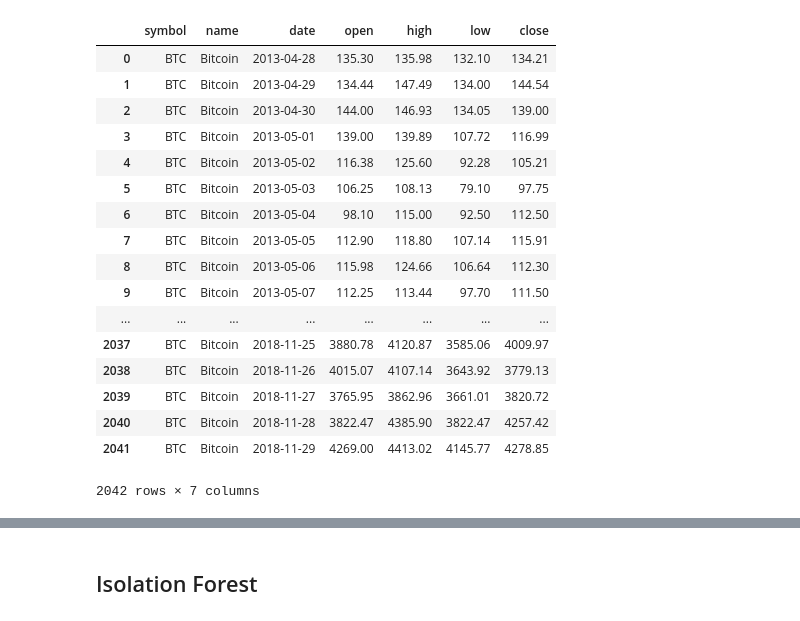
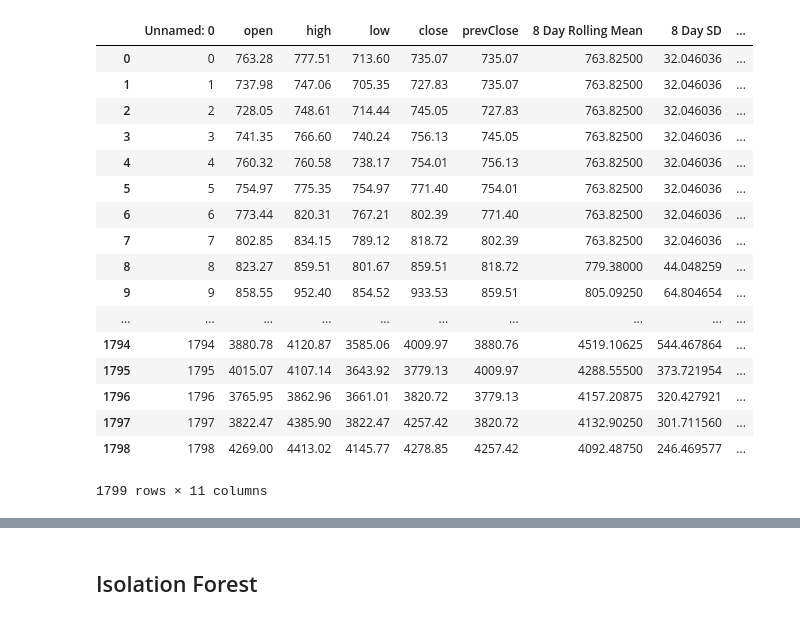
Before and after one commit to anish-saha/EventDetection-Paradigm01, a Jupyter notebook: Isolation Forest.ipynb, the cells around one changed output, grey strips where cells are left out. Cells and saved outputs as stored; diff of their text form; code cells hidden in the pictures.

```diff
--- a/Isolation Forest.ipynb
+++ b/Isolation Forest.ipynb
@@ -16,29 +16,28 @@ plt.style.use('fivethirtyeight')
 %config InlineBackend.figure_format = 'retina'
 %matplotlib inline
 # %%
-crypto = pd.read_csv('./crypto-markets.csv')
-btc = crypto.loc[crypto['name'] == 'Bitcoin']
-btc = btc.drop(['slug', 'market', 'ranknow', 'volume', 'close_ratio', 'spread'], axis = 1)
+btc = pd.read_csv('./baseline_def_kaggle.csv')
+btc = btc.drop(['market', 'volume', 'close_ratio', 'spread'], axis = 1)
 btc
 # %% [output]
-|  | symbol | name | date | open | high | low | close |
-| 0 | BTC | Bitcoin | 2013-04-28 | 135.30 | 135.98 | 132.10 | 134.21 |
-| 1 | BTC | Bitcoin | 2013-04-29 | 134.44 | 147.49 | 134.00 | 144.54 |
-| 2 | BTC | Bitcoin | 2013-04-30 | 144.00 | 146.93 | 134.05 | 139.00 |
-| 3 | BTC | Bitcoin | 2013-05-01 | 139.00 | 139.89 | 107.72 | 116.99 |
-| 4 | BTC | Bitcoin | 2013-05-02 | 116.38 | 125.60 | 92.28 | 105.21 |
-| 5 | BTC | Bitcoin | 2013-05-03 | 106.25 | 108.13 | 79.10 | 97.75 |
-| 6 | BTC | Bitcoin | 2013-05-04 | 98.10 | 115.00 | 92.50 | 112.50 |
-| 7 | BTC | Bitcoin | 2013-05-05 | 112.90 | 118.80 | 107.14 | 115.91 |
-| 8 | BTC | Bitcoin | 2013-05-06 | 115.98 | 124.66 | 106.64 | 112.30 |
-| 9 | BTC | Bitcoin | 2013-05-07 | 112.25 | 113.44 | 97.70 | 111.50 |
-| ... | ... | ... | ... | ... | ... | ... | ... |
-| 2037 | BTC | Bitcoin | 2018-11-25 | 3880.78 | 4120.87 | 3585.06 | 4009.97 |
-| 2038 | BTC | Bitcoin | 2018-11-26 | 4015.07 | 4107.14 | 3643.92 | 3779.13 |
-| 2039 | BTC | Bitcoin | 2018-11-27 | 3765.95 | 3862.96 | 3661.01 | 3820.72 |
-| 2040 | BTC | Bitcoin | 2018-11-28 | 3822.47 | 4385.90 | 3822.47 | 4257.42 |
-| 2041 | BTC | Bitcoin | 2018-11-29 | 4269.00 | 4413.02 | 4145.77 | 4278.85 |
+|  | Unnamed: 0 | open | high | low | close | prevClose | 8 Day Rolling Mean | 8 Day SD | ... |
+| 0 | 0 | 763.28 | 777.51 | 713.60 | 735.07 | 735.07 | 763.82500 | 32.046036 | ... |
+| 1 | 1 | 737.98 | 747.06 | 705.35 | 727.83 | 735.07 | 763.82500 | 32.046036 | ... |
+| 2 | 2 | 728.05 | 748.61 | 714.44 | 745.05 | 727.83 | 763.82500 | 32.046036 | ... |
+| 3 | 3 | 741.35 | 766.60 | 740.24 | 756.13 | 745.05 | 763.82500 | 32.046036 | ... |
+| 4 | 4 | 760.32 | 760.58 | 738.17 | 754.01 | 756.13 | 763.82500 | 32.046036 | ... |
+| 5 | 5 | 754.97 | 775.35 | 754.97 | 771.40 | 754.01 | 763.82500 | 32.046036 | ... |
+| 6 | 6 | 773.44 | 820.31 | 767.21 | 802.39 | 771.40 | 763.82500 | 32.046036 | ... |
+| 7 | 7 | 802.85 | 834.15 | 789.12 | 818.72 | 802.39 | 763.82500 | 32.046036 | ... |
+| 8 | 8 | 823.27 | 859.51 | 801.67 | 859.51 | 818.72 | 779.38000 | 44.048259 | ... |
+| 9 | 9 | 858.55 | 952.40 | 854.52 | 933.53 | 859.51 | 805.09250 | 64.804654 | ... |
+| ... | ... | ... | ... | ... | ... | ... | ... | ... | ... |
+| 1794 | 1794 | 3880.78 | 4120.87 | 3585.06 | 4009.97 | 3880.76 | 4519.10625 | 544.467864 | ... |
+| 1795 | 1795 | 4015.07 | 4107.14 | 3643.92 | 3779.13 | 4009.97 | 4288.55500 | 373.721954 | ... |
+| 1796 | 1796 | 3765.95 | 3862.96 | 3661.01 | 3820.72 | 3779.13 | 4157.20875 | 320.427921 | ... |
+| 1797 | 1797 | 3822.47 | 4385.90 | 3822.47 | 4257.42 | 3820.72 | 4132.90250 | 301.711560 | ... |
+| 1798 | 1798 | 4269.00 | 4413.02 | 4145.77 | 4278.85 | 4257.42 | 4092.48750 | 246.469577 | ... |
-2042 rows × 7 columns
+1799 rows × 11 columns
 # %%
 btc.describe()
 # %% [output]
```
Also changed, not shown: parts of 4 cells of this notebook, 2 other files.
